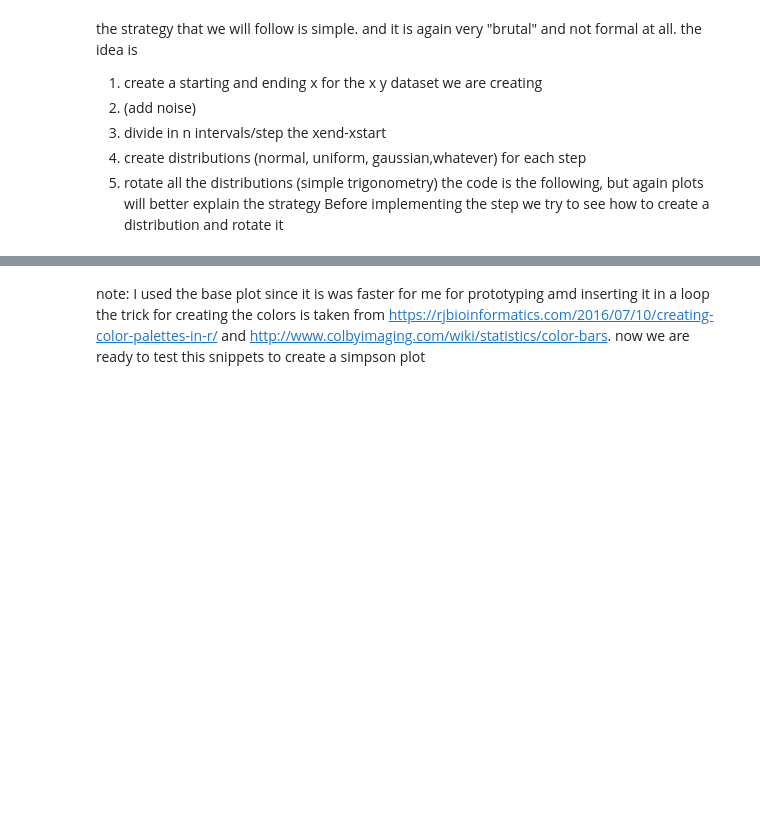
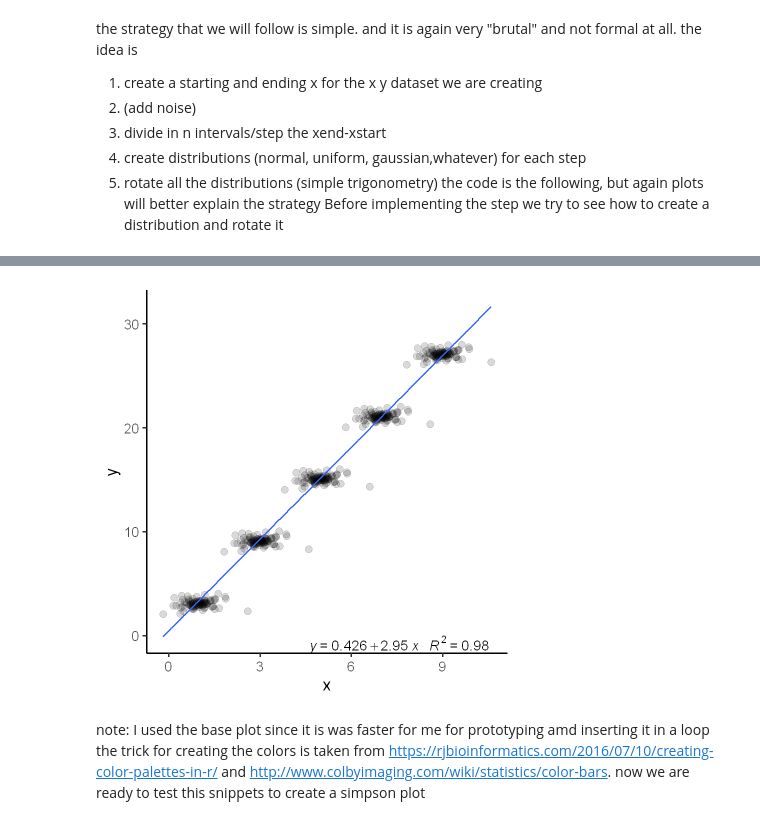
Before and after one commit to jojosgithub/blog, a Jupyter notebook: _notebooks/2021-07-04-ys.ipynb, the cells around one changed output, grey strips where cells are left out. Saved outputs shown, nothing was run; the diff lists cells and outputs as text; code cells hidden in the pictures; blank space fills up the shorter version.

```diff
--- a/_notebooks/2021-07-04-ys.ipynb
+++ b/_notebooks/2021-07-04-ys.ipynb
@@ -92,7 +92,7 @@ colnames(xysimp) <- c("x","y")
 
 method <- y ~ x
 p2 <- ggplot(xysimp, aes(x= x, y= y)) +
-  geom_point(size=1,alpha=0.55) +
+  geom_point(size=4,alpha=0.15) +
   geom_smooth(method = "lm", formula = method, se = F) +
   stat_poly_eq(aes(label = paste(..eq.label.., ..rr.label.., sep = "~~~")),
                label.x.npc = "right", label.y.npc = -1,
@@ -108,3 +112,4 @@ ERROR: Error in parse(text = x, srcfile = src): <text>:26:14: unexpected symbol
+[figure, added]
 # %% [markdown]
 note: I used the base plot since it is was faster for me for prototyping amd inserting it in a loop the trick for creating the colors is taken from  https://rjbioinformatics.com/2016/07/10/creating-color-palettes-in-r/ and http://www.colbyimaging.com/wiki/statistics/color-bars. now we are ready to test this snippets to create a simpson plot
 # %% [markdown]
```
Also changed, not shown: parts of 1 cell of this notebook.
